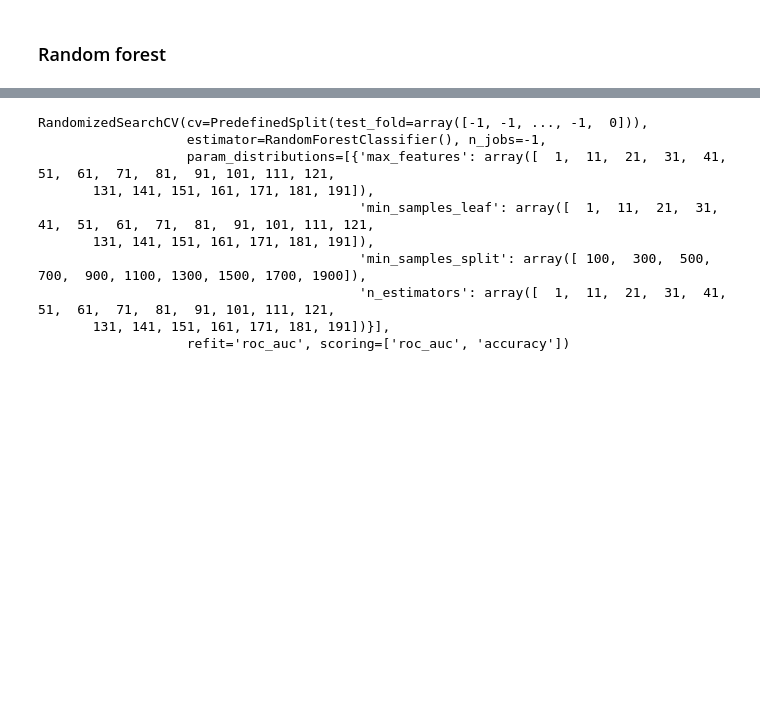
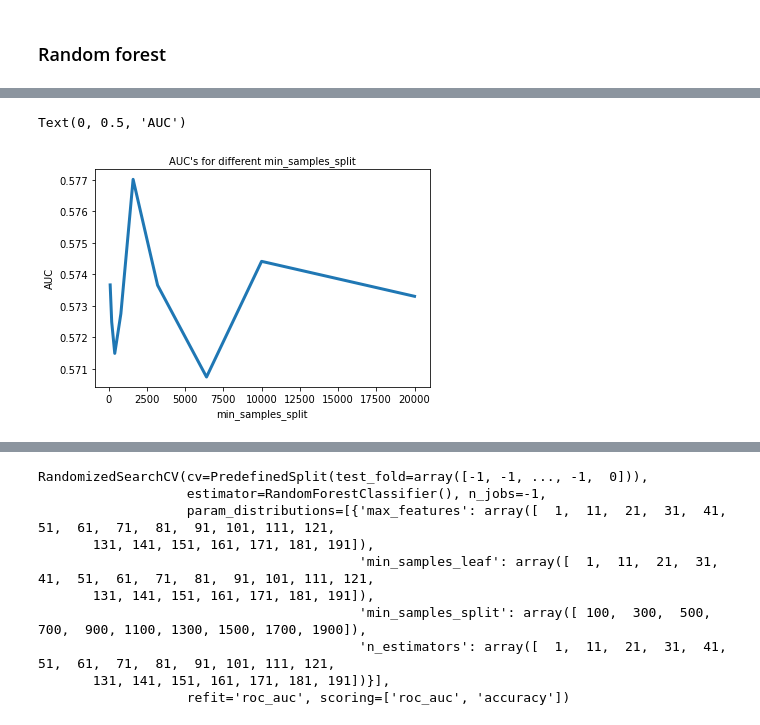
Before and after one commit to audreychu/Airbnb_Optimization, a Jupyter notebook: RF_Final_Tuning_StepwiseGridSearch.ipynb, the cells around one changed output, grey strips where cells are left out. Saved outputs shown, nothing was run; the diff lists cells and outputs as text; code cells hidden in the pictures; blank space fills up the shorter version.

```diff
--- a/RF_Final_Tuning_StepwiseGridSearch.ipynb
+++ b/RF_Final_Tuning_StepwiseGridSearch.ipynb
@@ -532,11 +542,21 @@ max(aucs_mf)
 # %%
-min_sample_split = np.linspace(0.01, 0.2, 50)
+min_sample_split = [100, 200, 400, 800, 1600, 3200, 6400, 10000, 20000]
 auc_sample_split = []
 for m in min_sample_split:
-    rf = RandomForestClassifier(n_estimators=101, max_features=31)
+    rf = RandomForestClassifier(n_estimators=100)
     rf.fit(X_train_uc, Y_train)
     Y_pred = rf.predict_proba(X_val_uc)[:,1]
 
     fpr_rf_uc_base, tpr_rf_uc_base, thresholds_rf_uc_base = metrics.roc_curve(Y_val, Y_pred)
     auc_rf_uc_base = metrics.auc(fpr_rf_uc_base, tpr_rf_uc_base)
     auc_sample_split.append(auc_rf_uc_base)
+# %%
+plt.plot(min_sample_split,auc_sample_split,linewidth=3)
+plt.title('AUC\'s for different min_samples_split',size=10)
+plt.xticks(size = 10)
+plt.yticks(size = 10)
+plt.xlabel('min_samples_split',size=10)
+plt.ylabel('AUC',size=10)
+# %% [output]
+Text(0, 0.5, 'AUC')
+[figure, added]
```
Also changed, not shown: parts of 12 cells of this notebook.
